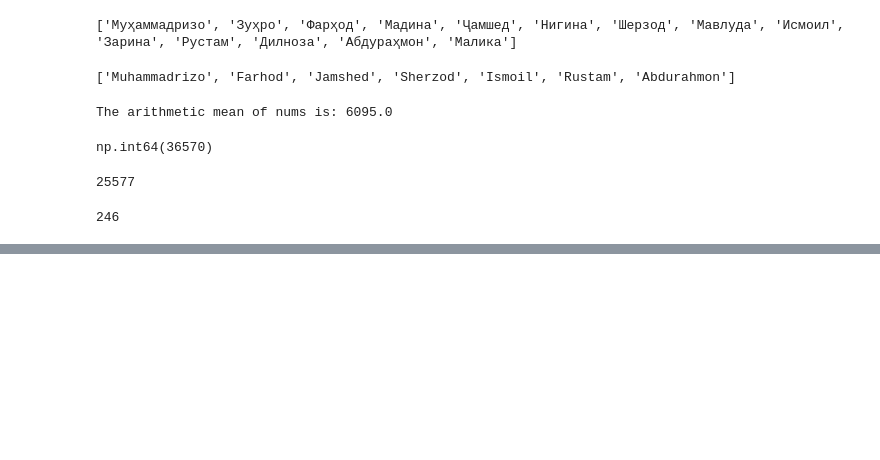
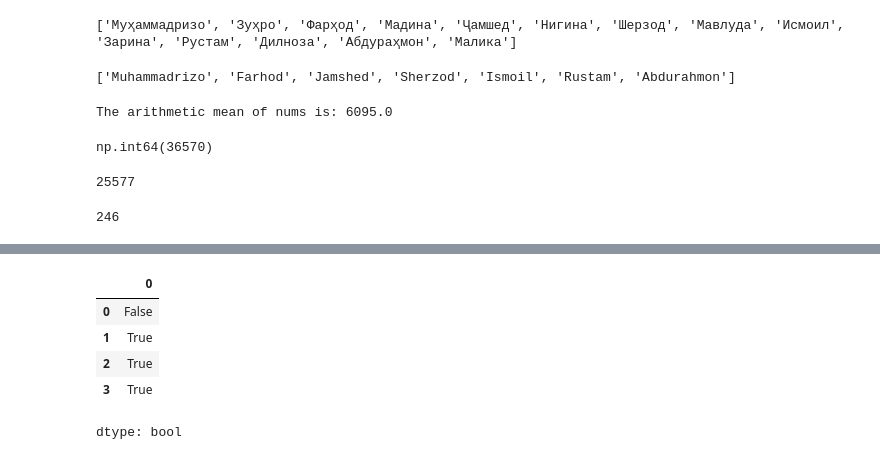
Before and after one commit to SedasN/google-colab_test, a Jupyter notebook: second_book.ipynb, the cells around one changed output, grey strips where cells are left out. Saved outputs shown, nothing was run; the diff lists cells and outputs as text; code cells hidden in the pictures; blank space fills up the shorter version.

```diff
--- a/second_book.ipynb
+++ b/second_book.ipynb
@@ -172,0 +197,9 @@ nums.min()
+# %%
+a.gt(10)
+# %% [output]
+|  | 0 |
+| 0 | False |
+| 1 | True |
+| 2 | True |
+| 3 | True |
+dtype: bool
```
Also changed, not shown: parts of 11 cells of this notebook.
